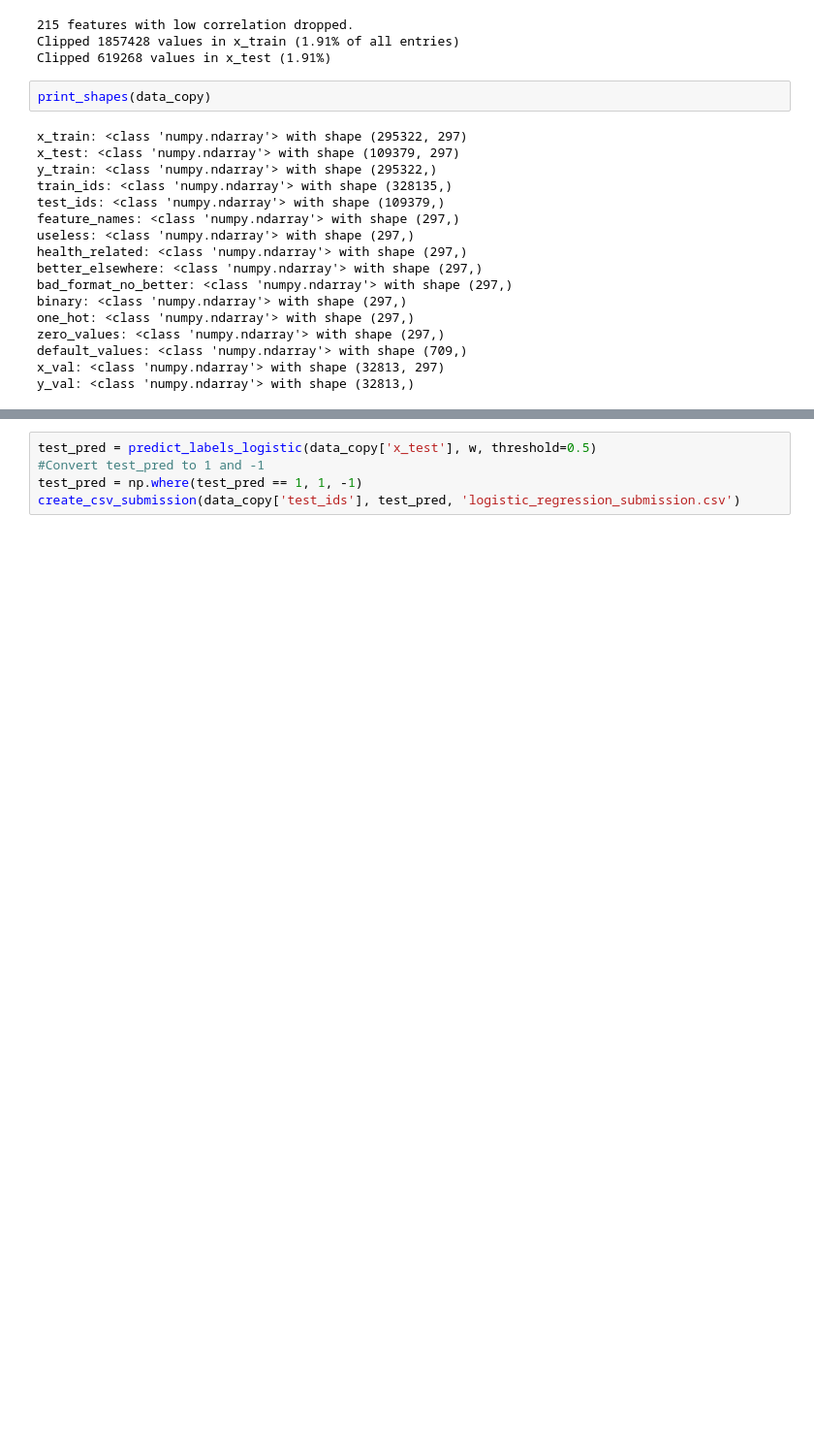
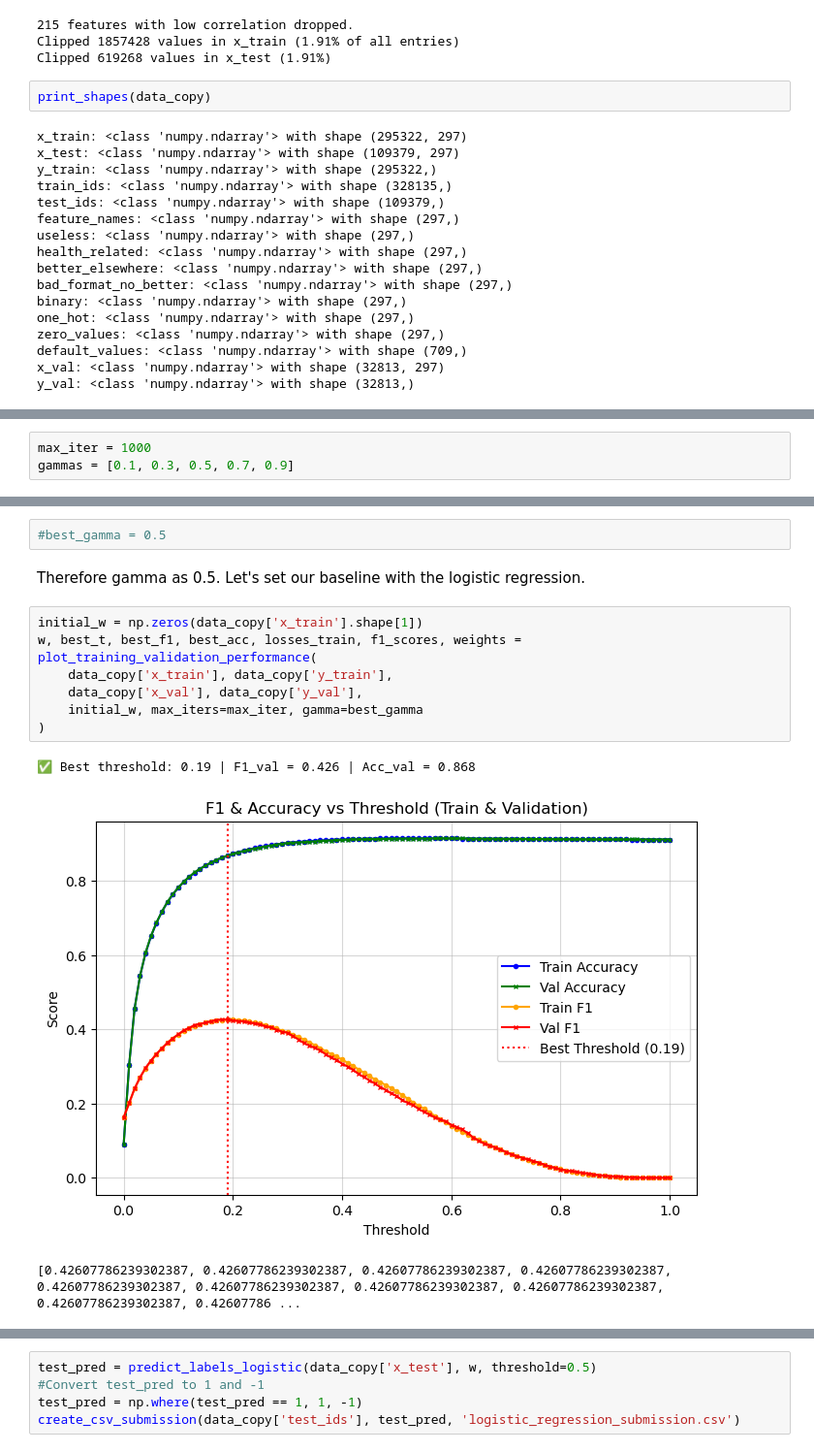
Before and after one commit to nathanmutin/MilaLyon, a Jupyter notebook: process.ipynb, the cells around one changed output, grey strips where cells are left out. Shown at 97% size. Cells and saved outputs as stored; diff of their text form; blank space fills up the shorter version.

```diff
--- a/process.ipynb
+++ b/process.ipynb
@@ -128,0 +127,3 @@ plt.show()
+# %%
+max_iter = 1000
+gammas = [0.1, 0.3, 0.5, 0.7, 0.9]
@@ -128,0 +142,15 @@ plt.show()
+# %%
+#best_gamma = 0.5
+# %% [markdown]
+Therefore gamma as 0.5. Let's set our baseline with the logistic regression.
+# %%
+initial_w = np.zeros(data_copy['x_train'].shape[1])
+w, best_t, best_f1, best_acc, losses_train, f1_scores, weights = plot_training_validation_performance(
+    data_copy['x_train'], data_copy['y_train'],
+    data_copy['x_val'], data_copy['y_val'],
+    initial_w, max_iters=max_iter, gamma=best_gamma
+)
+# %% [output]
+✅ Best threshold: 0.19 | F1_val = 0.426 | Acc_val = 0.868
+[figure, added]
+[0.42607786239302387, 0.42607786239302387, 0.42607786239302387, 0.42607786239302387, 0.42607786239302387, 0.42607786239302387, 0.42607786239302387, 0.42607786239302387, 0.42607786239302387, 0.42607786 ...
```
Also changed, not shown: parts of 18 cells of this notebook, 1 other file.
